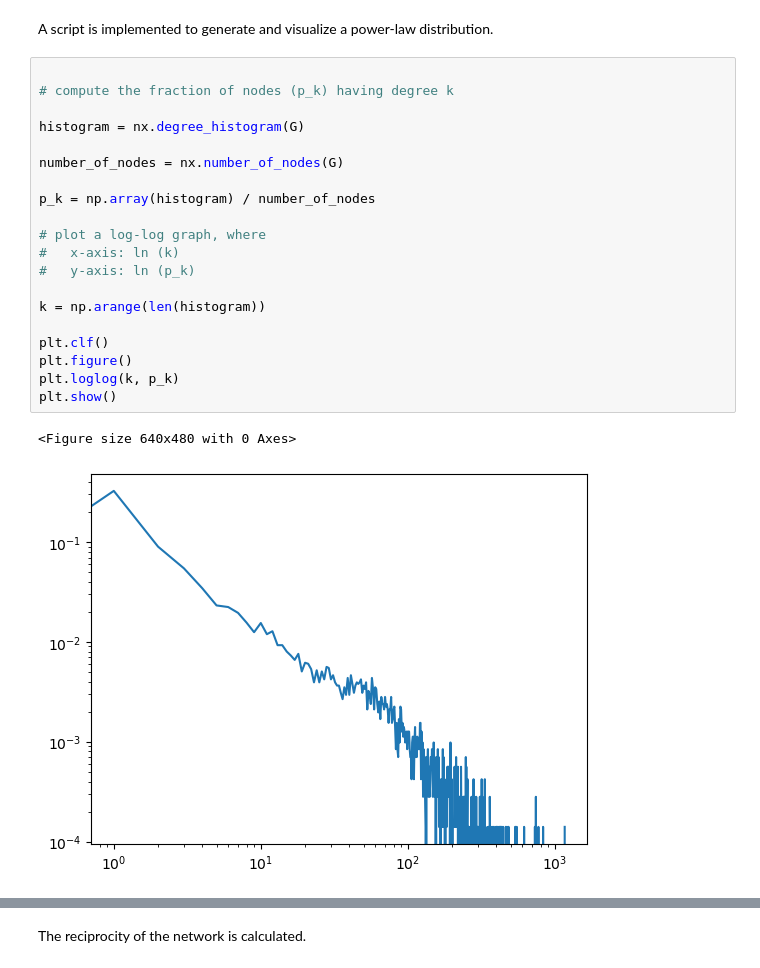
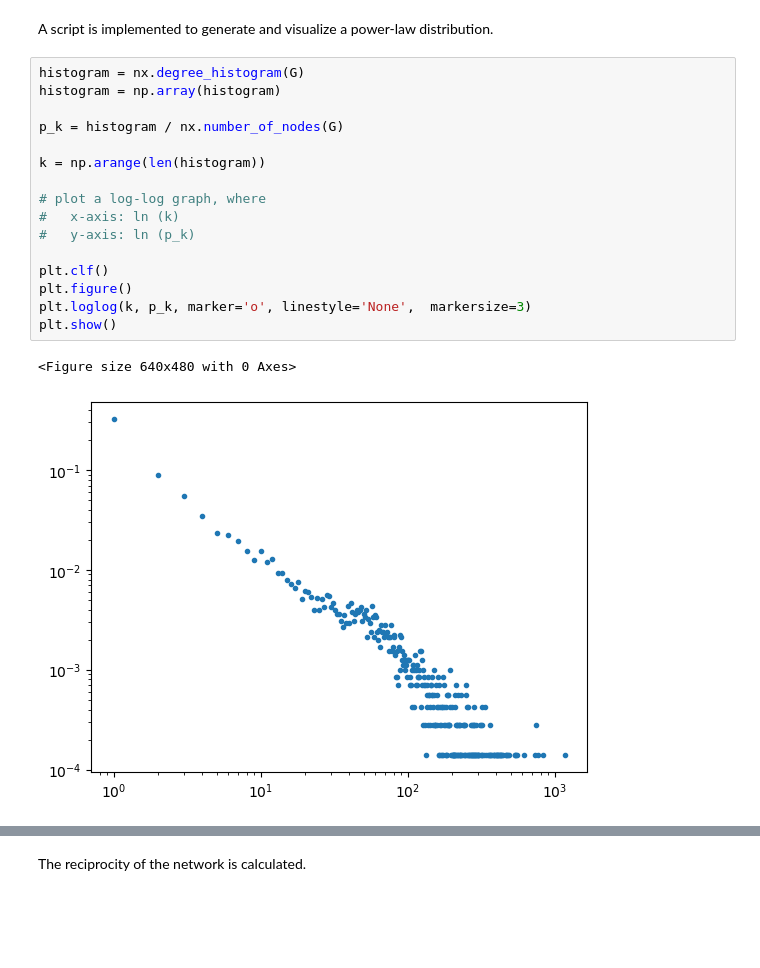
Before and after one commit to JereMakkonen/wikipedia-vote-link-prediction, a Jupyter notebook: project17.ipynb, the cells around one changed output, grey strips where cells are left out. Saved outputs shown, nothing was run; the diff lists cells and outputs as text; blank space fills up the shorter version.

```diff
--- a/project17.ipynb
+++ b/project17.ipynb
@@ -114,25 +136,21 @@ plt.hist(out_degrees, bins=50)
 # %% [markdown]
 A script is implemented to generate and visualize a power-law distribution.
 # %%
+histogram = nx.degree_histogram(G)
+histogram = np.array(histogram)
 
-# compute the fraction of nodes (p_k) having degree k
+p_k = histogram / nx.number_of_nodes(G)
 
-histogram = nx.degree_histogram(G)
-
-number_of_nodes = nx.number_of_nodes(G)
-
-p_k = np.array(histogram) / number_of_nodes
+k = np.arange(len(histogram))
 
 # plot a log-log graph, where
 #   x-axis: ln (k)
 #   y-axis: ln (p_k)
 
-k = np.arange(len(histogram))
-
 plt.clf()
 plt.figure()
-plt.loglog(k, p_k)
+plt.loglog(k, p_k, marker='o', linestyle='None',  markersize=3)
 plt.show()
 # %% [output]
 <Figure size 640x480 with 0 Axes>
-[figure, old version]
+[figure, new version]
```
Also changed, not shown: parts of 14 cells of this notebook.
